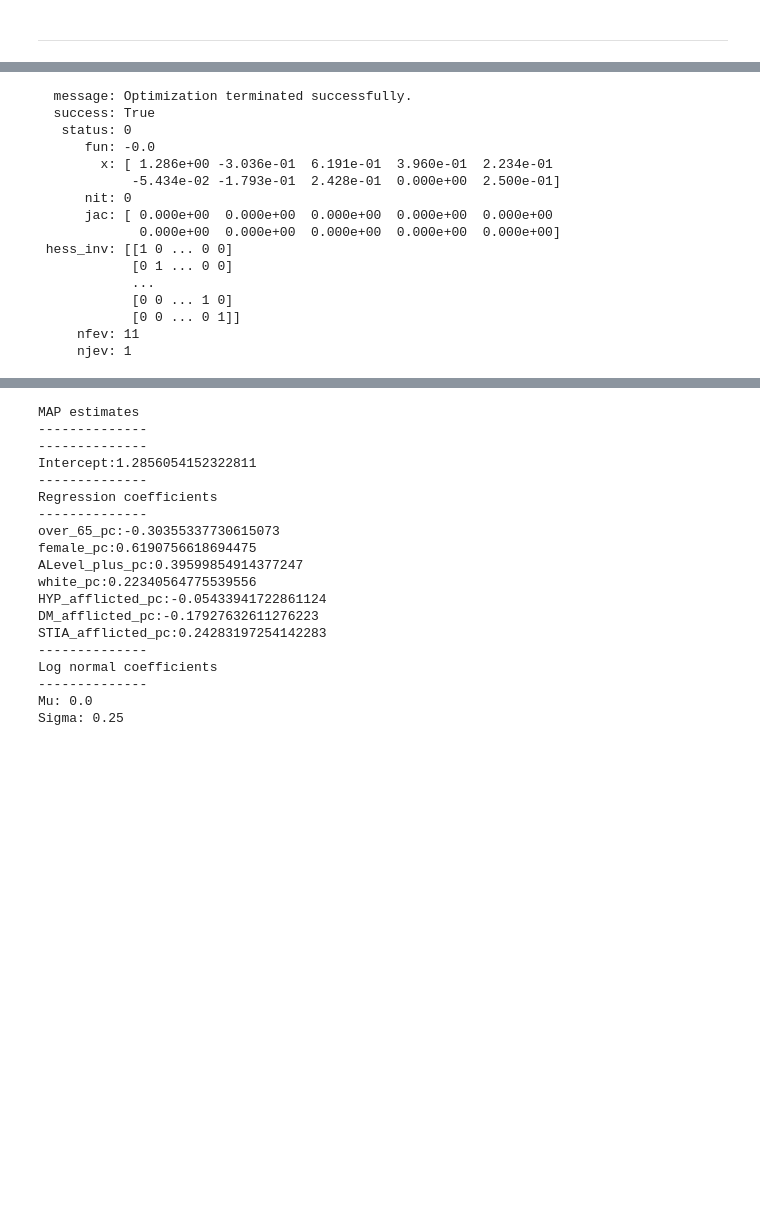
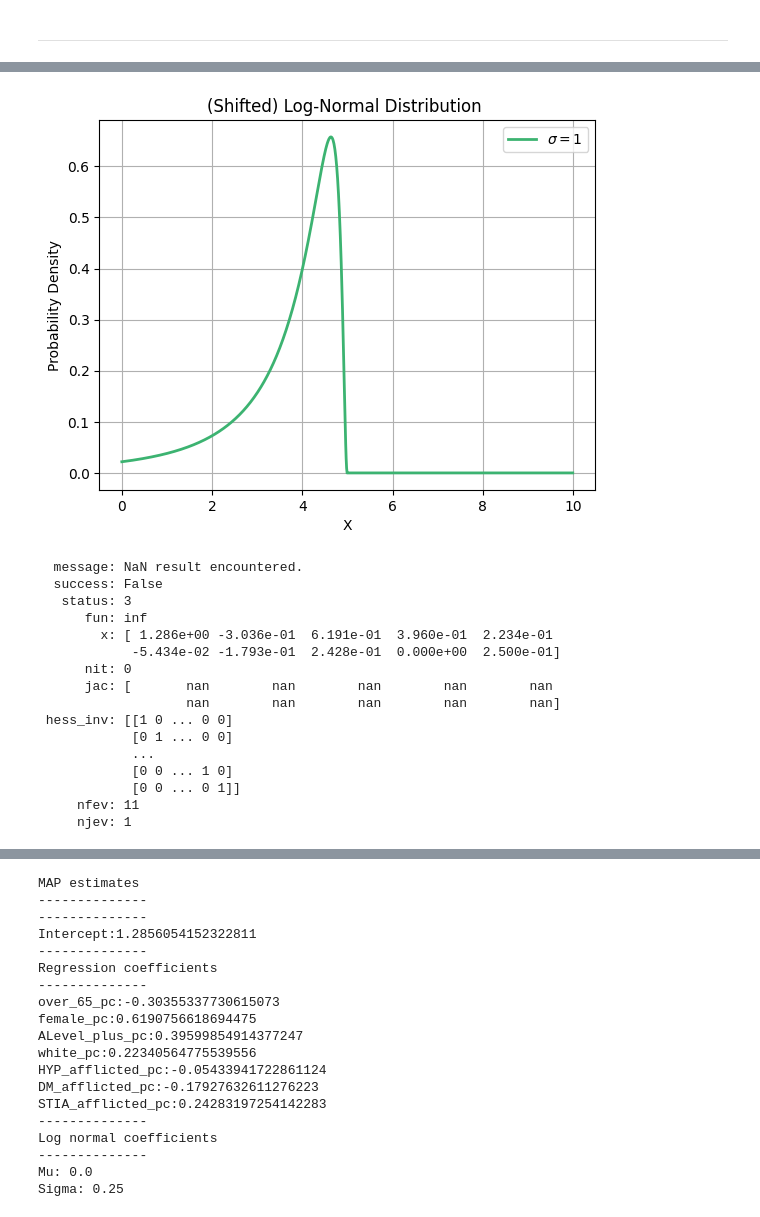
Before and after one commit to Bea-Taylor/DifDem_inequalities, a Jupyter notebook: nbs/core/05c_optimise_function.ipynb, the cells around one changed output, grey strips where cells are left out. Saved outputs shown, nothing was run; the diff lists cells and outputs as text; code cells hidden in the pictures; blank space fills up the shorter version.

```diff
--- a/nbs/core/05c_optimise_function.ipynb
+++ b/nbs/core/05c_optimise_function.ipynb
@@ -35,25 +37,3 @@ x = df_dem_plus[covar].values.reshape(-1,7)
 
 # Outcome data
 y = df_dem_plus['DEM_afflicted_pc'].values.reshape(-1,1)
-# %%
-def shift_log_normal_pdf(x, delta, mu, sigma):
-    if isinstance(delta, int) or isinstance(delta, float):
-        delta = delta * np.ones(len(x)).T
-    else:
-        delta = delta.T
-    mu = mu * np.ones(len(x)).T
-    x_shift = np.subtract(x.squeeze(), delta.squeeze())
-    norm_const = 1 / ((x_shift) * sigma * np.sqrt(2 * np.pi))
-    exp_part = np.exp(-(1 / (2 * sigma ** 2)) * (np.log(np.subtract(x_shift.squeeze(), mu.squeeze())) ** 2))
-    return norm_const * exp_part
-
-# Define the negative log-likelihood function for optimisation
-def neg_loglike(params):
-    beta_0 = params[0]
-    beta = params[1:-2]
-    mu = params[-2]
-    sigma = params[-1]
-    y_pred = np.dot(x, beta) + beta_0
-    likelihood = shift_log_normal_pdf(y, delta=y_pred, mu=mu, sigma=sigma)
-    log_likelihood = np.nan_to_num(np.log(likelihood))
-    return -np.sum(log_likelihood)
@@ -64,3 +150,28 @@ def log_norm_mode(mu:int, # mean of the variables log
+# %%
+# Parameters for log-normal distribution
+mu_0 = 0  # Mean
+sigma_0 = 1
+shift = 5 # Shift
+
+x_axis = np.arange(0, 10, 0.01)
+
+pdf_x_mu0 = shift_log_normal_pdf(-x_axis, -shift, mu_0, sigma_0)
+
+# Plot the log-normal probability density function (PDF)
+xmin, xmax = plt.xlim()
+plt.plot(x_axis, pdf_x_mu0, '-', linewidth=2, color='mediumseagreen', label='$\sigma=1$')
+#plt.text(6, 0.42, '$\sigma=1$', color='mediumseagreen')
+#plt.plot(x, pdf_x_mu1, '-', linewidth=2, color='slateblue', label='$\sigma=0.25$')
+#plt.text(7, 0.15, '$\sigma=0.25$', color='slateblue')
+
+plt.title('(Shifted) Log-Normal Distribution ')
+plt.legend(loc='upper right')
+plt.xlabel('X')
+plt.ylabel('Probability Density')
+plt.grid(True)
+plt.show()
+# %% [output]
+[figure, added]
 # %%
 n_features = 7
 
@@ -69,28 +180,23 @@ initial_params = np.concatenate([np.random.normal(size=n_features+1), [0, 0.25]]
 # %%
-# def f(xy):
-#     x, y = xy
-#     return -(x**2 + y**2)  # Negate because we are actually maximizing
-
 # Gradient of the function
 grad_loglike = grad(neg_loglike)
 
 # Initial guess
-x0 = initial_params
 
 # Use scipy's minimize function with the BFGS algorithm
 result = minimize(neg_loglike, x0, method = 'BFGS')
 
 result
 # %% [output]
-  message: Optimization terminated successfully.
-  success: True
-   status: 0
-      fun: -0.0
+  message: NaN result encountered.
+  success: False
+   status: 3
+      fun: inf
         x: [ 1.286e+00 -3.036e-01  6.191e-01  3.960e-01  2.234e-01
             -5.434e-02 -1.793e-01  2.428e-01  0.000e+00  2.500e-01]
       nit: 0
-      jac: [ 0.000e+00  0.000e+00  0.000e+00  0.000e+00  0.000e+00
-             0.000e+00  0.000e+00  0.000e+00  0.000e+00  0.000e+00]
+      jac: [       nan        nan        nan        nan        nan
+                   nan        nan        nan        nan        nan]
  hess_inv: [[1 0 ... 0 0]
             [0 1 ... 0 0]
             ...
```
Also changed, not shown: parts of 14 cells of this notebook, 2 other files.
